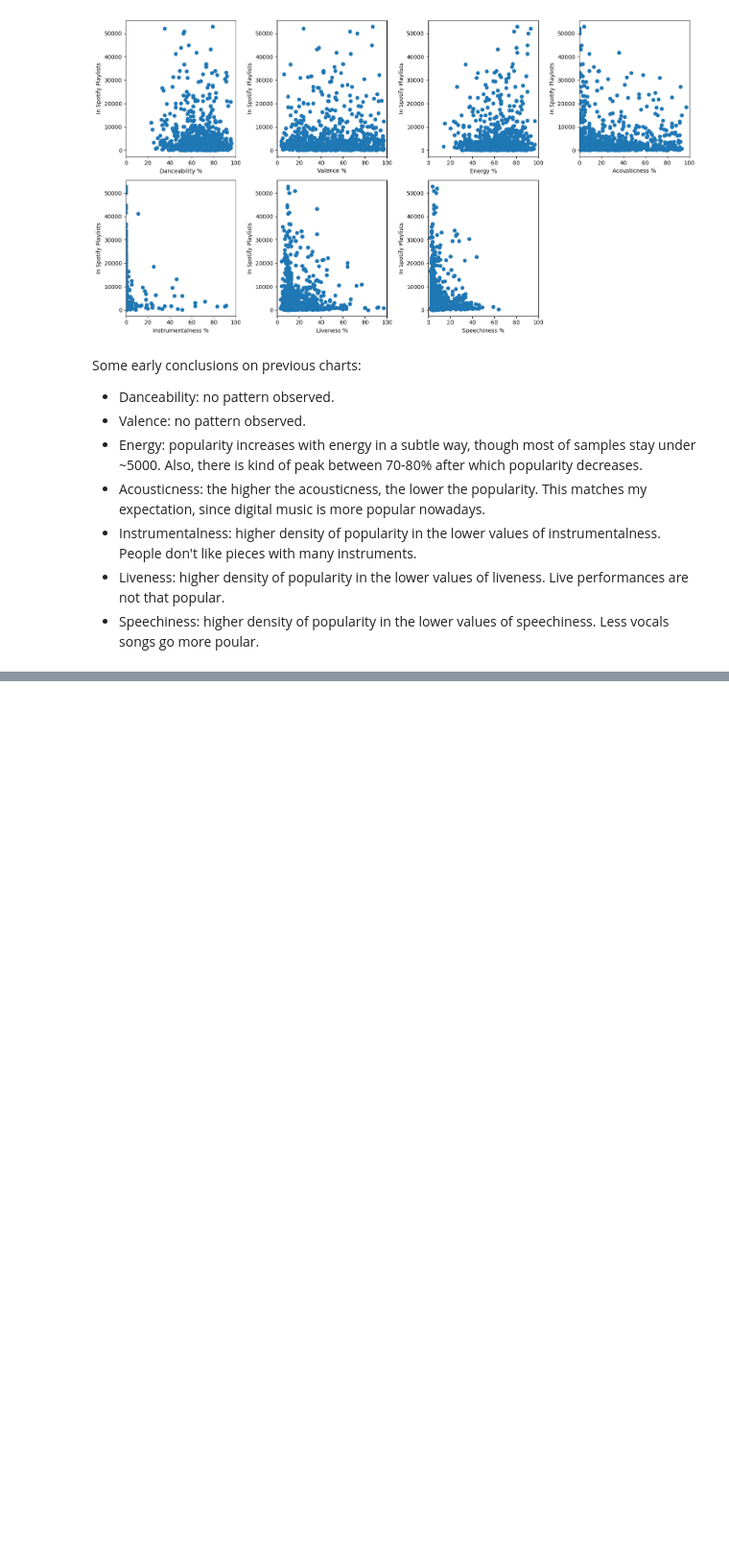
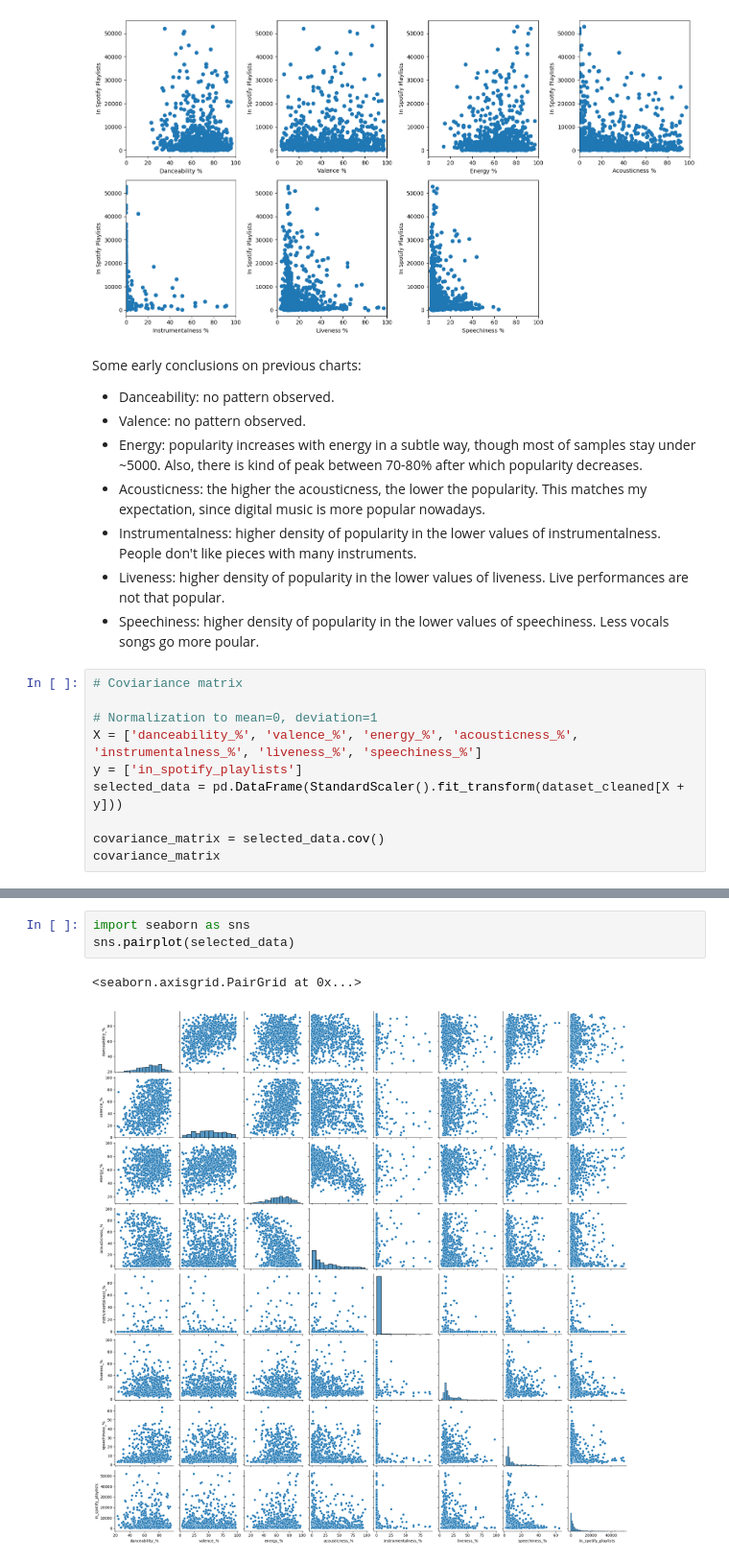
Before and after one commit to juanma-rm/ML_misc, a Jupyter notebook: Most_Streamed_Spotify_Songs_2023/spotify-2023.ipynb, the cells around one changed output, grey strips where cells are left out. Shown at 96% size. Drawn from its saved outputs; the diff is of its cells as text; blank space fills up the shorter version.

Commit message:
Further exploration performed: correlation, plot of all X-y variables across each other

```diff
--- a/Most_Streamed_Spotify_Songs_2023/spotify-2023.ipynb
+++ b/Most_Streamed_Spotify_Songs_2023/spotify-2023.ipynb
@@ -352,3 +353,13 @@ Some early conclusions on previous charts:
 - Instrumentalness: higher density of popularity in the lower values of instrumentalness. People don't like pieces with many instruments.
 - Liveness: higher density of popularity in the lower values of liveness. Live performances are not that popular.
 - Speechiness: higher density of popularity in the lower values of speechiness. Less vocals songs go more poular.
+# %%
+# Coviariance matrix
+
+# Normalization to mean=0, deviation=1
+X = ['danceability_%', 'valence_%', 'energy_%', 'acousticness_%', 'instrumentalness_%', 'liveness_%', 'speechiness_%']
+y = ['in_spotify_playlists']
+selected_data = pd.DataFrame(StandardScaler().fit_transform(dataset_cleaned[X + y]))
+
+covariance_matrix = selected_data.cov()
+covariance_matrix
@@ -354,0 +391,6 @@ Some early conclusions on previous charts:
+# %%
+import seaborn as sns
+sns.pairplot(selected_data)
+# %% [output]
+<seaborn.axisgrid.PairGrid at 0x...>
+[figure, added]
```
Also changed, not shown: parts of 4 cells of this notebook.
